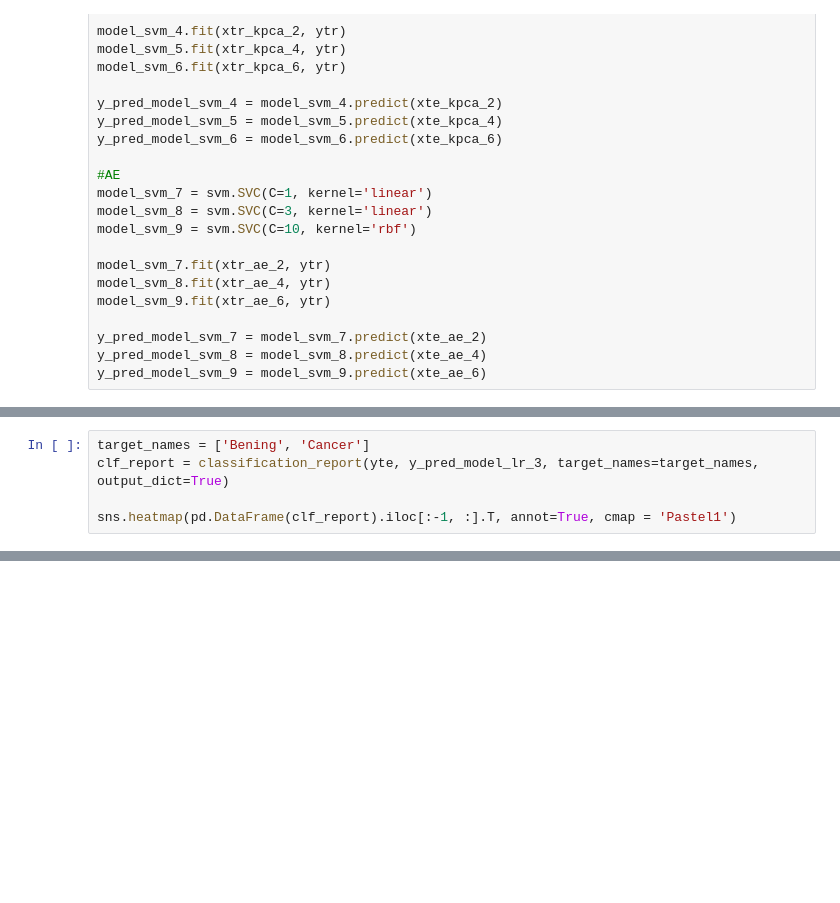
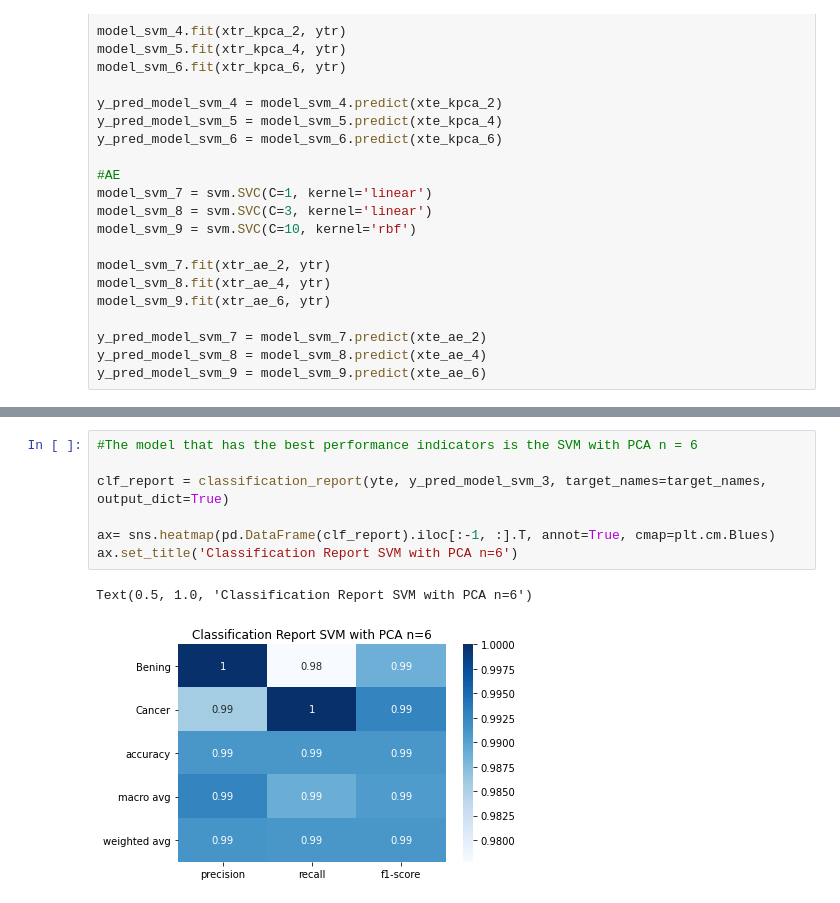
Before and after one commit to nmirson-ml/local_dir, a Jupyter notebook: pattern_recognition_2020_final_assignment_MIRSON_II.ipynb, the cells around one changed output, grey strips where cells are left out. Saved outputs shown, nothing was run; the diff lists cells and outputs as text; blank space fills up the shorter version.

```diff
--- a/pattern_recognition_2020_final_assignment_MIRSON_II.ipynb
+++ b/pattern_recognition_2020_final_assignment_MIRSON_II.ipynb
@@ -1132,5 +806,0 @@ print(roc_auc_model_lr)
-# %%
-target_names = ['Bening', 'Cancer']
-clf_report = classification_report(yte, y_pred_model_lr_3, target_names=target_names, output_dict=True)
-
-sns.heatmap(pd.DataFrame(clf_report).iloc[:-1, :].T, annot=True, cmap = 'Pastel1')
@@ -1146,0 +1026,10 @@ sns.heatmap(pd.DataFrame(clf_report).iloc[:-1, :].T, annot=True, cmap = 'Pastel1
+# %%
+#The model that has the best performance indicators is the SVM with PCA n = 6
+
+clf_report = classification_report(yte, y_pred_model_svm_3, target_names=target_names, output_dict=True)
+
+ax= sns.heatmap(pd.DataFrame(clf_report).iloc[:-1, :].T, annot=True, cmap=plt.cm.Blues)
+ax.set_title('Classification Report SVM with PCA n=6')
+# %% [output]
+Text(0.5, 1.0, 'Classification Report SVM with PCA n=6')
+[figure, added]
```
Also changed, not shown: parts of 58 cells of this notebook.
